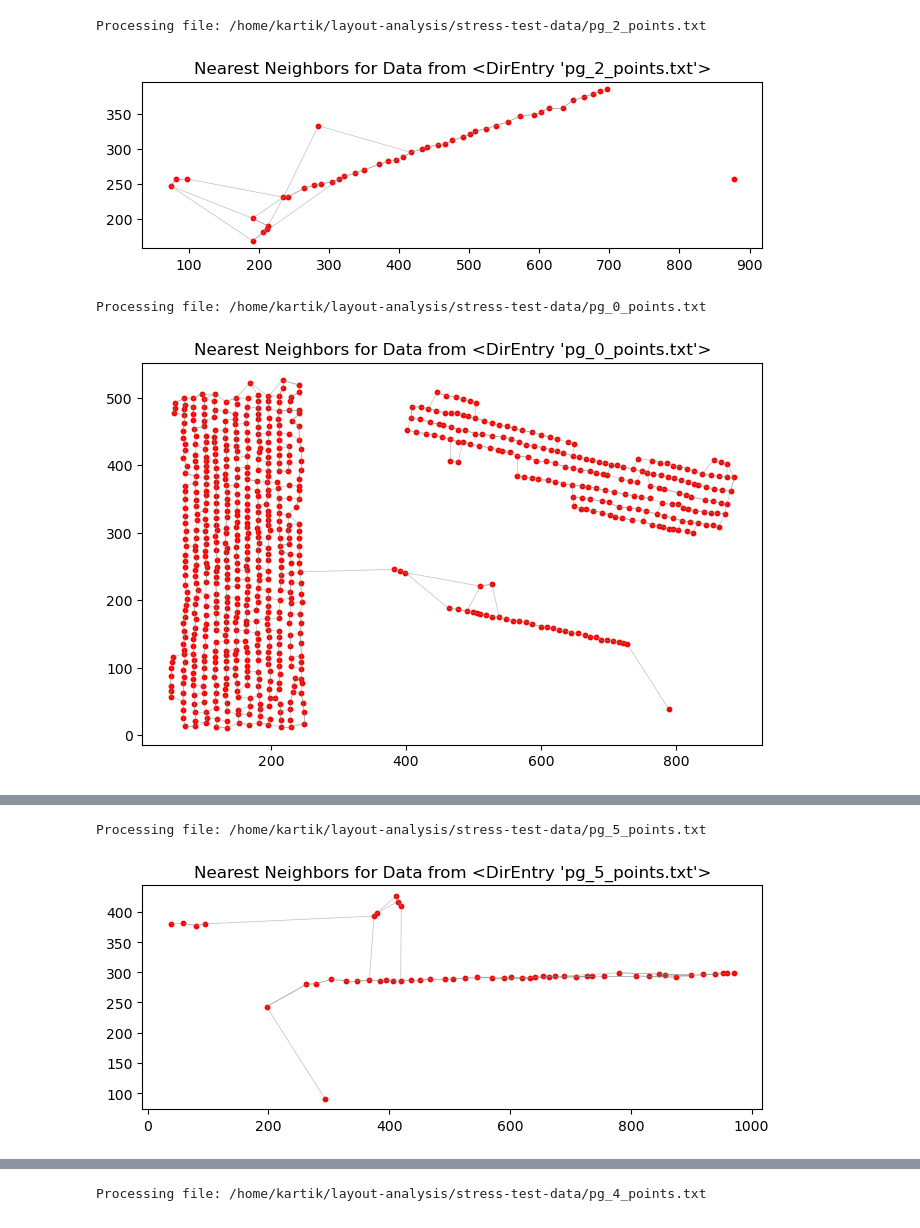
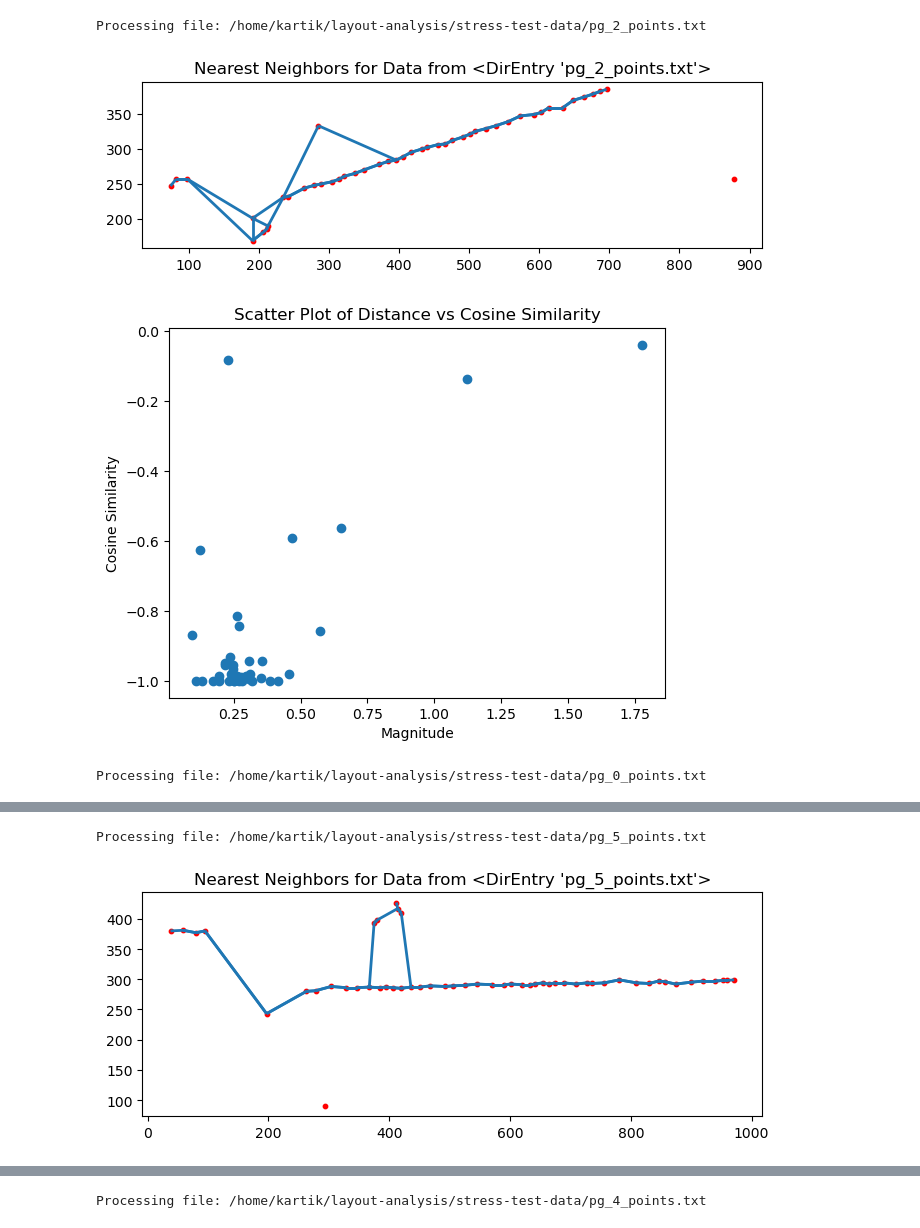
Before and after one commit to flame-cai/layout-analysis, a Jupyter notebook: _new-approach/simple_graph.ipynb, the cells around one changed output, grey strips where cells are left out. Cells and saved outputs as stored; diff of their text form; code cells hidden in the pictures.

Commit message:
clustering plot

```diff
--- a/_new-approach/simple_graph.ipynb
+++ b/_new-approach/simple_graph.ipynb
@@ -23,88 +31,83 @@ for entry in os.scandir(DATA_PATH):
     if entry.is_file() and entry.name.endswith('.txt'):
         points_file = entry.path  # Full path to the current points file
         print(f"Processing file: {points_file}")
-
-        # Load the file's contents as a NumPy array (assumed to be point coordinates)
         points = np.loadtxt(points_file)
 
         # Build a KD-tree for fast nearest neighbor lookups based on the points
         tree = cKDTree(points)
-
-        # Query the KD-tree to get indices of the NUM_NEIGHBOURS nearest neighbors for each point
-        # We don't use the distances here, so we unpack only the indices.
         _, indices = tree.query(points, k=NUM_NEIGHBOURS)
 
-        segments = []  # This list will store neighbor segments for each point
+        segments = []
         to_cluster = []
         to_plot = []
 
-        # shape of indices is [num of points on the page, nummber of neighbours, including itself 16]
+
+        # for each point, get closest 16 neighbours as per the euclidian distance (including itself)
+        # shape of indices is [num of points on the page, nummber of neighbours]
         for current_point_index, nbr_indices in enumerate(indices):
-            # Compute the local coordinates of the neighbors relative to the center point (points[i])
+            # normalize such that the current point is (0,0) and the neighbours are atmost 1 distance away (while maintaining aspect ratio)
             normalized_points = points[nbr_indices] - points[current_point_index]
-            #print("Normalized center:", normalized_points[0])  # Expected to be [0,0]
-
-            # Use symmetric scaling: find the maximum absolute deviation from the center along each axis.
-            scaling_factor = np.max(np.abs(normalized_points), axis=0)
-            # Avoid division by zero by replacing zeros in scaling_factor with 1.
-            scaling_factor[scaling_factor == 0] = 1
-            # Scale the normalized points. Since the center is [0,0], dividing by the scaling factor keeps it unchanged.
+            scaling_factor = np.max(np.abs(normalized_points))
+            if scaling_factor == 0:
+                scaling_factor = 1
             scaled_points = normalized_points / scaling_factor
-            #print("Scaled center:", scaled_points[0])  # Remains [0,0]
-
-            # Build a list of tuples (global neighbor index, relative vector in scaled space).
-            # Here scaled_points[0] is the center (i.e. [0,0]) and for each neighbor we compute the difference.
             relative_neighbours = [(global_idx, sp)
                                 for global_idx, sp in zip(nbr_indices, scaled_points)]
 
 
-
+            # select pairs of neighbours whose angle is more than 90
             filtered_neighbours = []
-
             for _a, _b in combinations(relative_neighbours,2):
                 relative_vector1 = _a[1]
                 relative_vector2 = _b[1]
                 norm1 = np.linalg.norm(relative_vector1)
                 norm2 = np.linalg.norm(relative_vector2)
-                cos_similarity = np.dot(relative_vector1, relative_vector2) / (norm1 * norm2)
-
-                if cos_similarity < 0: # append only if both are opposite
+                if norm1 * norm2 == 0:
+                    cos_similarity = 0.0
+                else:
+                    cos_similarity = np.dot(_a[1], _b[1]) / (norm1 * norm2)
+                if cos_similarity < 0.0:
                     total_distance = norm1+norm2
                     filtered_neighbours.append((_a,_b,total_distance,cos_similarity))
+
 
             if len(filtered_neighbours)!=0:
                 shortest_two_neighbours = min(filtered_neighbours, key=lambda x: x[2])
                 _connection_1 = shortest_two_neighbours[0]
                 _connection_2 = shortest_two_neighbours[1]
                 distance = shortest_two_neighbours[2]
                 cos_similarity = shortest_two_neighbours[3]
 
                 idx_connection_1 = _connection_1[0]
                 idx_connection_2 = _connection_2[0]
-
-                #clustering
-                vec_1 = _connection_1[1]
-                vec_2 = _connection_2[1]
+                to_plot.append((current_point_index,idx_connection_1,idx_connection_2))
+                to_cluster.append((distance,cos_similarity))
 
 
-                to_cluster.append((vec_1+vec_2,distance,cos_similarity))
-                to_plot.append((current_point_index,idx_connection_1,idx_connection_2))
-
-                segments.append((points[current_point_index],points[idx_connection_1]))
-                segments.append((points[current_point_index],points[idx_connection_2]))
-
-
-
-        lc = mc.LineCollection(segments, colors='gray', linewidths=0.5, alpha=0.5)
-
+        for s in to_plot:
+            segments.append((points[s[0]],points[s[1]]))
+            segments.append((points[s[0]],points[s[2]]))
+        # Create the LineCollection with the list of colors
+        lc = mc.LineCollection(segments,  linewidths=2, alpha=1)
         fig, ax = plt.subplots(figsize=(8, 8))
         ax.add_collection(lc)
         ax.scatter(points[:, 0], points[:, 1], c='red', s=10)
         ax.set_title(f"Nearest Neighbors for Data from {entry}")
         ax.set_aspect('equal')
         plt.show()
+
+        # Unpack the tuples into separate lists for x and y values
+        distances, cos_similarities = zip(*to_cluster)
+        # Create the scatter plot
+        plt.scatter(distances, cos_similarities)
+        # Label the axes and add a title
+        plt.xlabel('Magnitude')
+        plt.ylabel('Cosine Similarity')
+        plt.title('Scatter Plot of Distance vs Cosine Similarity')
+        # Display the plot
+        plt.show()
 # %% [output]
 Processing file: /home/kartik/layout-analysis/stress-test-data/pg_2_points.txt
-[figure, old version]
+[figure, new version]
+[figure, new version]
 Processing file: /home/kartik/layout-analysis/stress-test-data/pg_0_points.txt
-[figure, old version]
@@ -111,2 +116,2 @@ Processing file: /home/kartik/layout-analysis/stress-test-data/pg_0_points.txt
 Processing file: /home/kartik/layout-analysis/stress-test-data/pg_5_points.txt
-[figure, old version]
+[figure, new version]
```
Also changed, not shown: parts of 3 cells of this notebook.
